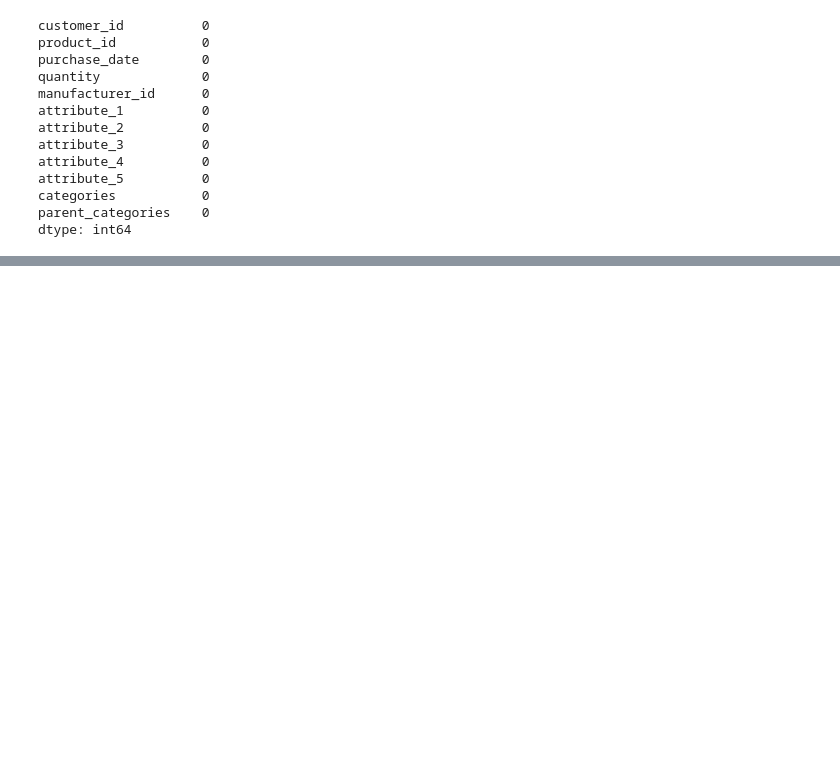
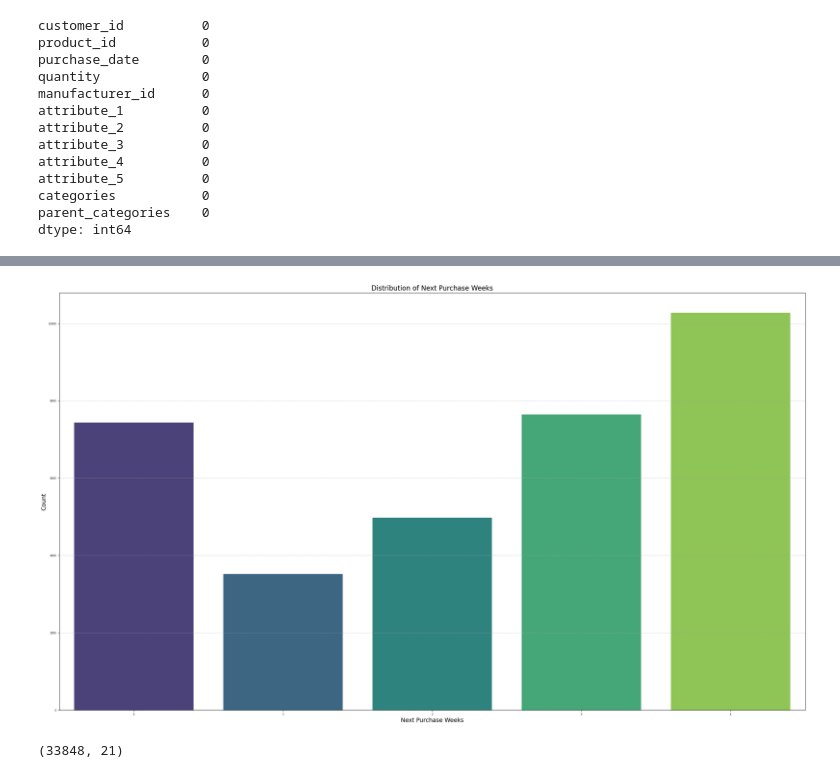
Before and after one commit to hasantahabagci/YZV311_2425_150210338_150220330, a Jupyter notebook: exploration.ipynb, the cells around one changed output, grey strips where cells are left out. Cells and saved outputs as stored; diff of their text form; code cells hidden in the pictures; blank space fills up the shorter version.

Commit message:
model test

```diff
--- a/exploration.ipynb
+++ b/exploration.ipynb
@@ -481,0 +121,8 @@ final_test[['prediction','last_purchase','recency_diff_div_total','new_predictio
+# %%
+final_nulls_filled_sorted = final_nulls_filled.sort_values(by=['customer_id', 'product_id'])
+final_nulls_filled_sorted.head(100)
+final_nulls_filled_sorted["total_unique_product_sold"] = final_nulls_filled_sorted.groupby(['customer_id','product_id'])['quantity'].transform('sum')
+final_nulls_filled_sorted.head(100)
+final_nulls_filled_sorted['last_purchase'] = final_nulls_filled_sorted.groupby(['customer_id', 'product_id'])['days_since_purchase'].transform('min')
+final_nulls_filled_sorted=final_nulls_filled_sorted.reset_index(drop=True)
+final_nulls_filled_sorted.shape
@@ -481,0 +202,3 @@ final_test[['prediction','last_purchase','recency_diff_div_total','new_predictio
+# %%
+final_nulls_filled_sorted = final_nulls_filled_sorted[final_nulls_filled_sorted["next_purchase_weeks"] != -1]
+final_nulls_filled_sorted
@@ -481,0 +224,11 @@ final_test[['prediction','last_purchase','recency_diff_div_total','new_predictio
+# %%
+test_arrangment = final_nulls_filled_sorted.copy()
+
+zero_rows = final_nulls_filled_sorted[final_nulls_filled_sorted['next_purchase_weeks'] == 0]
+
+non_zero_rows = final_nulls_filled_sorted[final_nulls_filled_sorted['next_purchase_weeks'] != 0]
+
+sampled_zero_rows = zero_rows.sample(frac=0.05, random_state=42)
+
+final_result = pd.concat([non_zero_rows, sampled_zero_rows])
+final_result.shape
@@ -481,0 +247,21 @@ final_test[['prediction','last_purchase','recency_diff_div_total','new_predictio
+# %%
+import matplotlib.pyplot as plt
+import seaborn as sns
+
+plt.figure(figsize=(32, 18))
+sns.countplot(x='next_purchase_weeks', data=final_result, palette="viridis")
+
+plt.title('Distribution of Next Purchase Weeks', fontsize=16)
+plt.xlabel('Next Purchase Weeks', fontsize=14)
+plt.ylabel('Count', fontsize=14)
+plt.xticks(fontsize=6)
+plt.yticks(fontsize=6)
+plt.grid(axis='y', linestyle='--', alpha=0.7)
+plt.show()
+# %% [output]
+[figure, added]
+# %%
+final_nulls_filled_sorted = final_result
+final_nulls_filled_sorted.shape
+# %% [output]
+(33848, 21)
```
Also changed, not shown: parts of 50 cells of this notebook, 6 other files.
